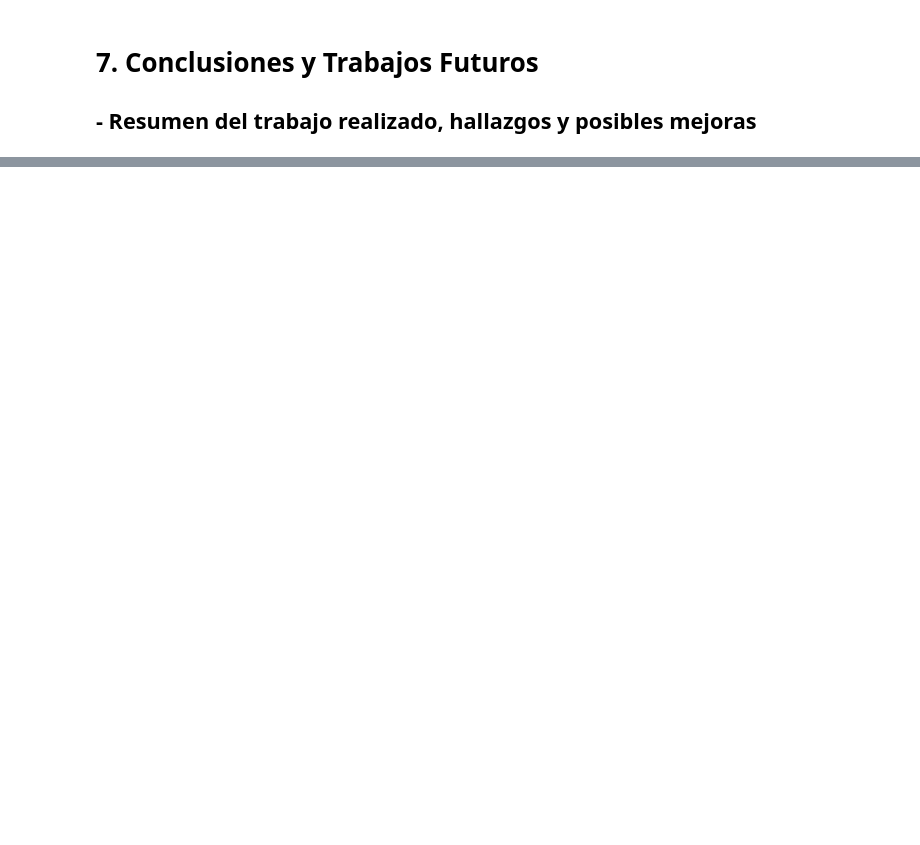
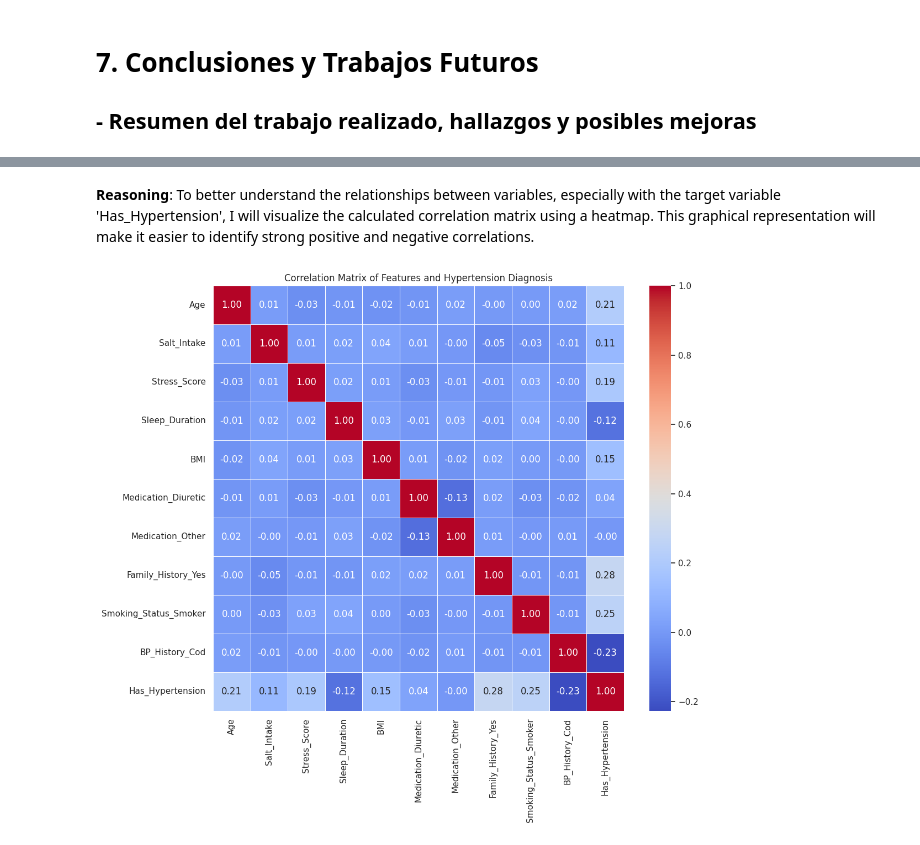
Before and after one commit to AleR26/ColabFiles, a Jupyter notebook: ProyectoProgADAP_263162.ipynb, the cells around one changed output, grey strips where cells are left out. Cells and saved outputs as stored; diff of their text form; code cells hidden in the pictures; blank space fills up the shorter version.

```diff
--- a/ProyectoProgADAP_263162.ipynb
+++ b/ProyectoProgADAP_263162.ipynb
@@ -675,0 +901,4 @@ plt.show()
+# %%
+y_encoded = y.map({'Yes': 1, 'No': 0})
+print("Encoded target variable 'y_encoded' head:")
+print(y_encoded.head())
@@ -675,0 +917,4 @@ plt.show()
+# %%
+df_correlation = pd.concat([X_super, y_encoded], axis=1)
+print("Combined DataFrame 'df_correlation' head:")
+print(df_correlation.head())
@@ -675,0 +942,4 @@ plt.show()
+# %%
+df_correlation['BP_History_Cod'] = df_correlation['BP_History_Cod'].fillna(df_correlation['BP_History_Cod'].mode()[0])
+print("Number of NaN values in 'df_correlation' after imputation:")
+print(df_correlation.isnull().sum())
@@ -675,0 +963,4 @@ plt.show()
+# %%
+correlation_matrix = df_correlation.corr()
+print("Correlation Matrix:")
+print(correlation_matrix)
@@ -675,0 +985,13 @@ plt.show()
+# %% [markdown]
+**Reasoning**:
+To better understand the relationships between variables, especially with the target variable 'Has_Hypertension', I will visualize the calculated correlation matrix using a heatmap. This graphical representation will make it easier to identify strong positive and negative correlations.
+# %%
+import matplotlib.pyplot as plt
+import seaborn as sns
+
+plt.figure(figsize=(12, 10))
+sns.heatmap(correlation_matrix, annot=True, cmap='coolwarm', fmt='.2f', linewidths=0.5)
+plt.title('Correlation Matrix of Features and Hypertension Diagnosis')
+plt.show()
+# %% [output]
+[figure, added]
```
Also changed, not shown: parts of 30 cells of this notebook.
